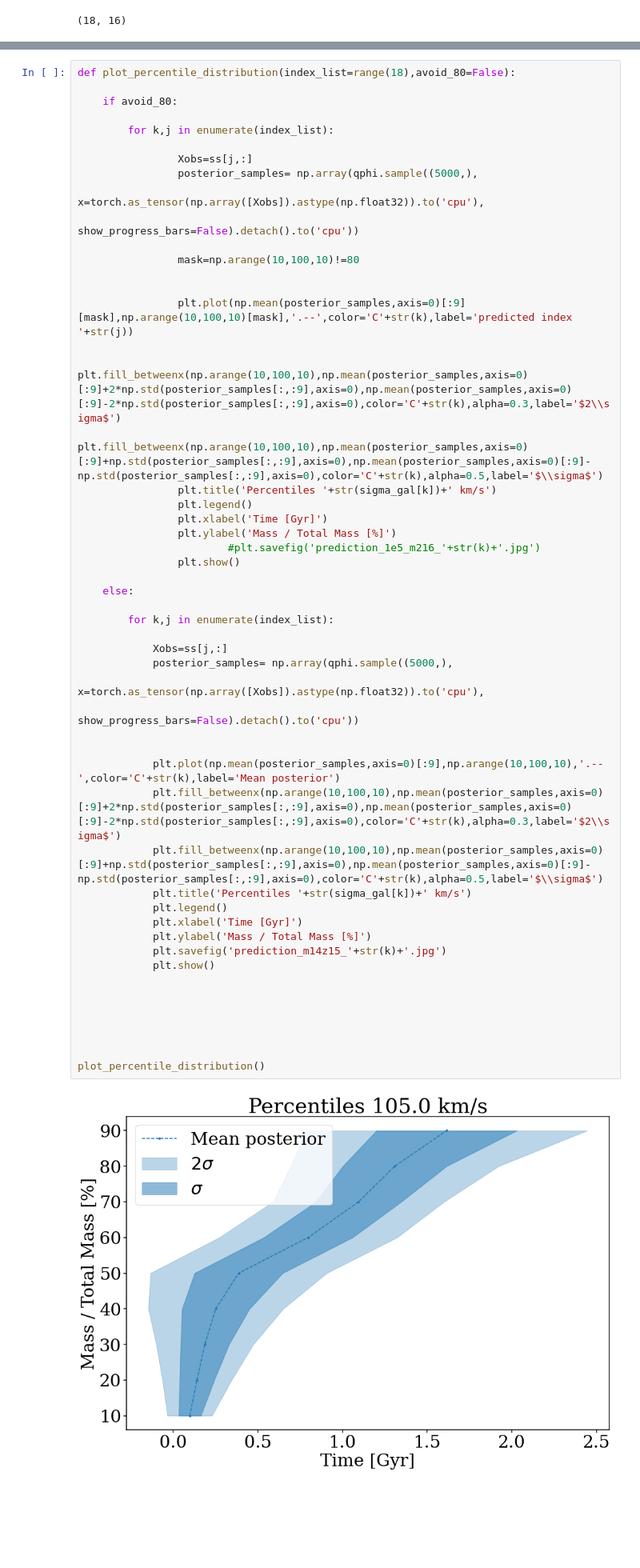
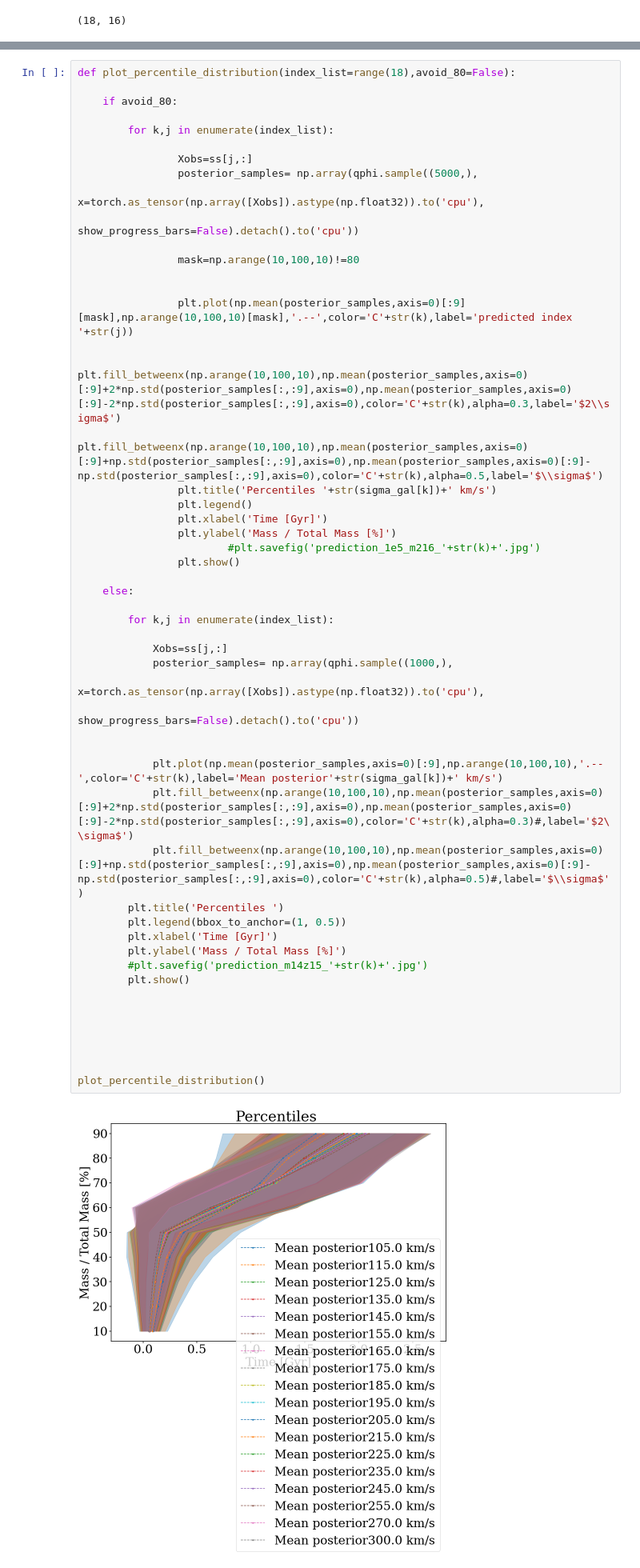
Before and after one commit to patriglesias/SBI_SFHs, a Jupyter notebook: observations_prior_redshift/prepare_obs.ipynb, the cells around one changed output, grey strips where cells are left out. Shown at 80% size. Saved outputs shown, nothing was run; the diff lists cells and outputs as text; blank space fills up the shorter version.

```diff
--- a/observations_prior_redshift/prepare_obs.ipynb
+++ b/observations_prior_redshift/prepare_obs.ipynb
@@ -381,41 +381,41 @@ def plot_percentile_distribution(index_list=range(18),avoid_80=False):
 
 
                 plt.plot(np.mean(posterior_samples,axis=0)[:9][mask],np.arange(10,100,10)[mask],'.--',color='C'+str(k),label='predicted index '+str(j))
 
                 plt.fill_betweenx(np.arange(10,100,10),np.mean(posterior_samples,axis=0)[:9]+2*np.std(posterior_samples[:,:9],axis=0),np.mean(posterior_samples,axis=0)[:9]-2*np.std(posterior_samples[:,:9],axis=0),color='C'+str(k),alpha=0.3,label='$2\\sigma$')
                 plt.fill_betweenx(np.arange(10,100,10),np.mean(posterior_samples,axis=0)[:9]+np.std(posterior_samples[:,:9],axis=0),np.mean(posterior_samples,axis=0)[:9]-np.std(posterior_samples[:,:9],axis=0),color='C'+str(k),alpha=0.5,label='$\\sigma$')
                 plt.title('Percentiles '+str(sigma_gal[k])+' km/s')
                 plt.legend()
                 plt.xlabel('Time [Gyr]')
                 plt.ylabel('Mass / Total Mass [%]')
                         #plt.savefig('prediction_1e5_m216_'+str(k)+'.jpg')
                 plt.show()
 
     else:
 
         for k,j in enumerate(index_list):
 
             Xobs=ss[j,:]
-            posterior_samples= np.array(qphi.sample((5000,),
+            posterior_samples= np.array(qphi.sample((1000,),
                                                 x=torch.as_tensor(np.array([Xobs]).astype(np.float32)).to('cpu'),
                                                     show_progress_bars=False).detach().to('cpu'))
 
 
-            plt.plot(np.mean(posterior_samples,axis=0)[:9],np.arange(10,100,10),'.--',color='C'+str(k),label='Mean posterior')
-            plt.fill_betweenx(np.arange(10,100,10),np.mean(posterior_samples,axis=0)[:9]+2*np.std(posterior_samples[:,:9],axis=0),np.mean(posterior_samples,axis=0)[:9]-2*np.std(posterior_samples[:,:9],axis=0),color='C'+str(k),alpha=0.3,label='$2\\sigma$')
-            plt.fill_betweenx(np.arange(10,100,10),np.mean(posterior_samples,axis=0)[:9]+np.std(posterior_samples[:,:9],axis=0),np.mean(posterior_samples,axis=0)[:9]-np.std(posterior_samples[:,:9],axis=0),color='C'+str(k),alpha=0.5,label='$\\sigma$')
-            plt.title('Percentiles '+str(sigma_gal[k])+' km/s')
-            plt.legend()
-            plt.xlabel('Time [Gyr]')
-            plt.ylabel('Mass / Total Mass [%]')
-            plt.savefig('prediction_m14z15_'+str(k)+'.jpg')
-            plt.show()
+            plt.plot(np.mean(posterior_samples,axis=0)[:9],np.arange(10,100,10),'.--',color='C'+str(k),label='Mean posterior'+str(sigma_gal[k])+' km/s')
+            plt.fill_betweenx(np.arange(10,100,10),np.mean(posterior_samples,axis=0)[:9]+2*np.std(posterior_samples[:,:9],axis=0),np.mean(posterior_samples,axis=0)[:9]-2*np.std(posterior_samples[:,:9],axis=0),color='C'+str(k),alpha=0.3)#,label='$2\\sigma$')
+            plt.fill_betweenx(np.arange(10,100,10),np.mean(posterior_samples,axis=0)[:9]+np.std(posterior_samples[:,:9],axis=0),np.mean(posterior_samples,axis=0)[:9]-np.std(posterior_samples[:,:9],axis=0),color='C'+str(k),alpha=0.5)#,label='$\\sigma$')
+        plt.title('Percentiles ')
+        plt.legend(bbox_to_anchor=(1, 0.5))
+        plt.xlabel('Time [Gyr]')
+        plt.ylabel('Mass / Total Mass [%]')
+        #plt.savefig('prediction_m14z15_'+str(k)+'.jpg')
+        plt.show()
 
 
 
 
 
 
 plot_percentile_distribution()
 # %% [output]
-[figure, old version]
+[figure, new version]
```
Also changed, not shown: parts of 2 cells of this notebook, 1 other file.
